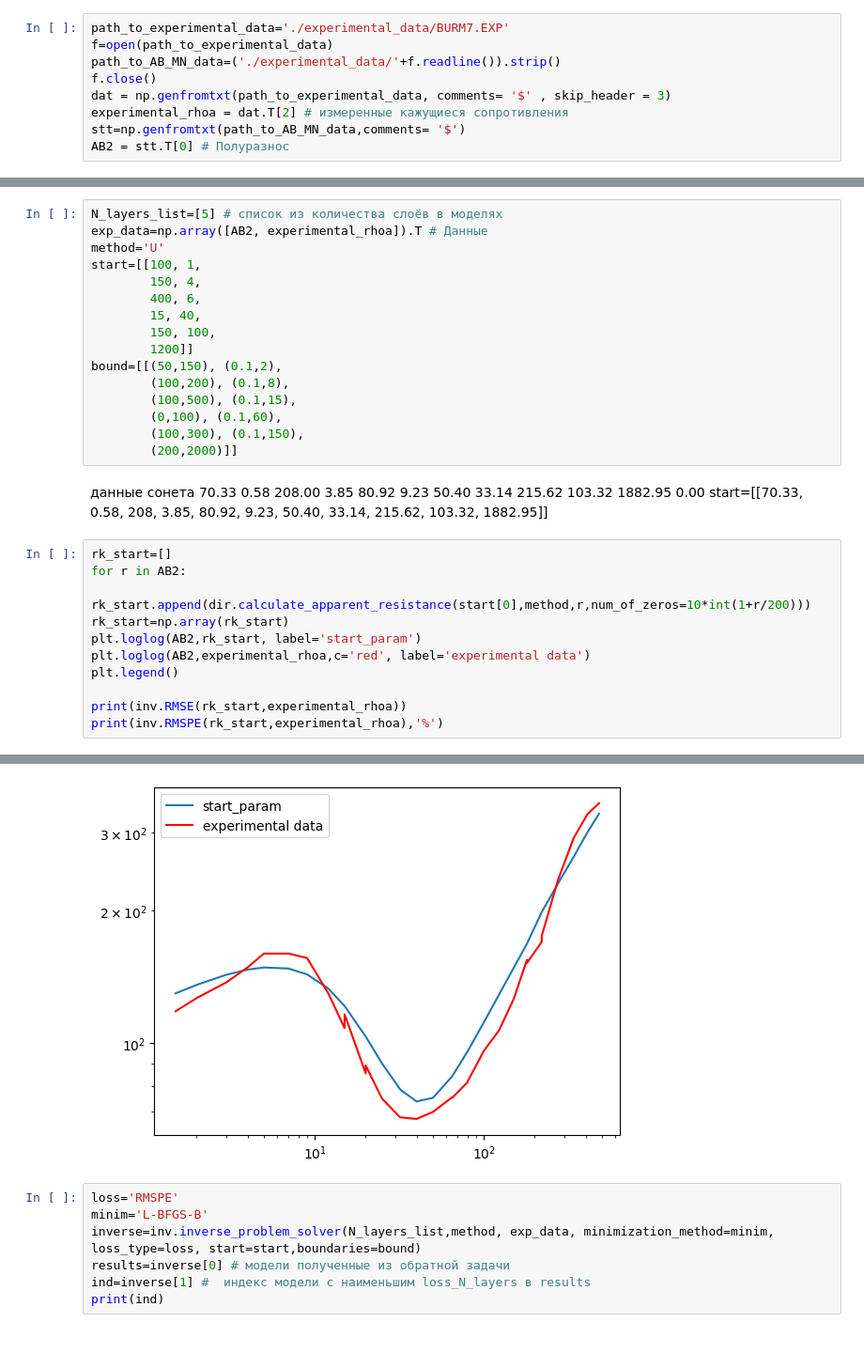
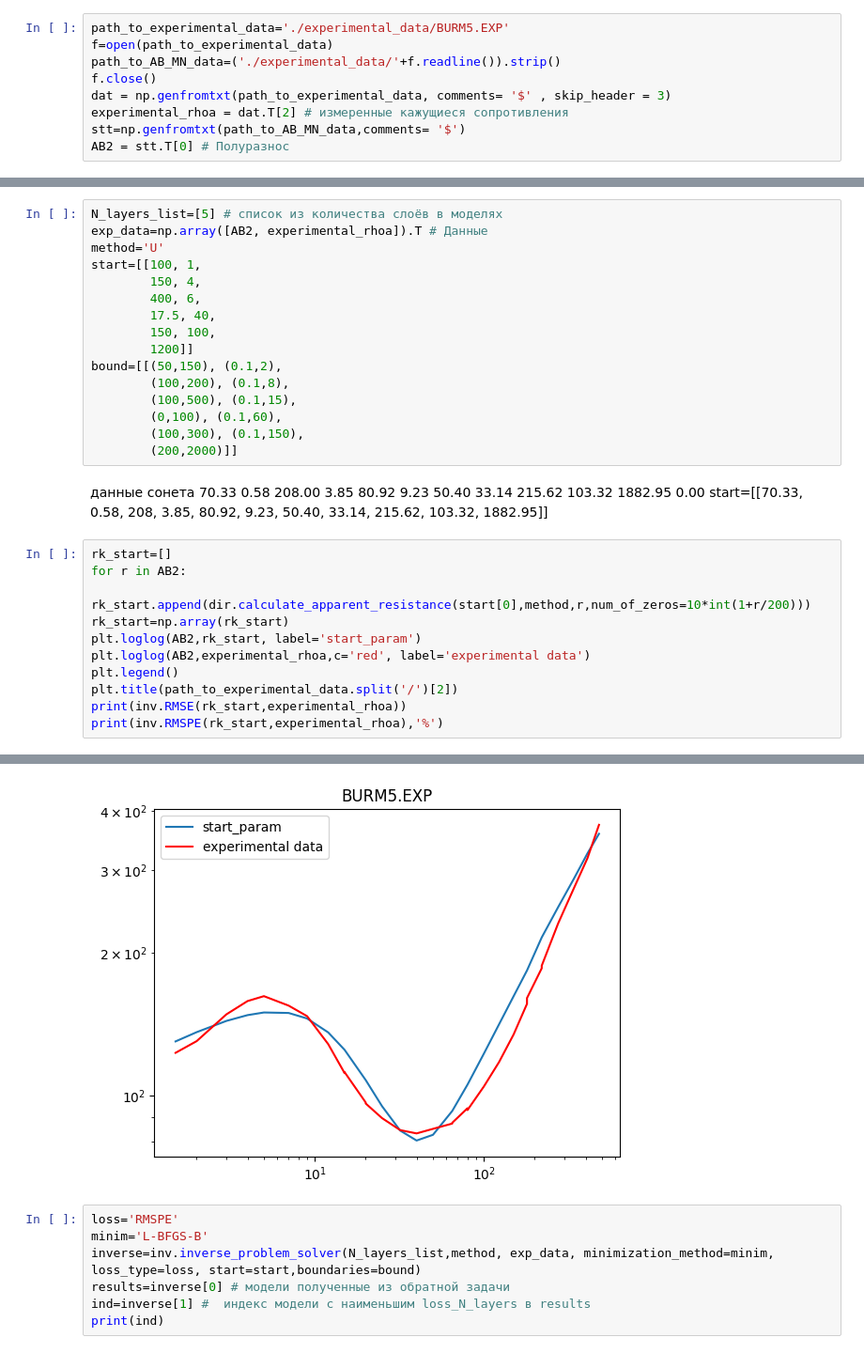
Before and after one commit to arty0mkha/electrical-prospecting, a Jupyter notebook: inverse_example.ipynb, the cells around one changed output, grey strips where cells are left out. Shown at 94% size. Saved outputs shown, nothing was run; the diff lists cells and outputs as text.

```diff
--- a/inverse_example.ipynb
+++ b/inverse_example.ipynb
@@ -5,7 +5,7 @@ import scipy as sp
 from code import inverse_problem as inv
 from code import direct_problem as dir
 # %%
-path_to_experimental_data='./experimental_data/BURM7.EXP'
+path_to_experimental_data='./experimental_data/BURM5.EXP'
 f=open(path_to_experimental_data)
 path_to_AB_MN_data=('./experimental_data/'+f.readline()).strip()
 f.close()
@@ -26,7 +26,7 @@ method='U'
 start=[[100, 1,
         150, 4,
         400, 6,
-        15, 40,
+        17.5, 40,
         150, 100,
         1200]]
 bound=[[(50,150), (0.1,2),
@@ -52,7 +52,7 @@ rk_start=np.array(rk_start)
 plt.loglog(AB2,rk_start, label='start_param')
 plt.loglog(AB2,experimental_rhoa,c='red', label='experimental data')
 plt.legend()
-
+plt.title(path_to_experimental_data.split('/')[2])
 print(inv.RMSE(rk_start,experimental_rhoa))
 print(inv.RMSPE(rk_start,experimental_rhoa),'%')
 # %% [output]
@@ -61,4 +61,4 @@ print(inv.RMSPE(rk_start,experimental_rhoa),'%')
-[figure, old version]
+[figure, new version]
 # %%
 loss='RMSPE'
 minim='L-BFGS-B'
```
Also changed, not shown: parts of 6 cells of this notebook, 1 other file.
